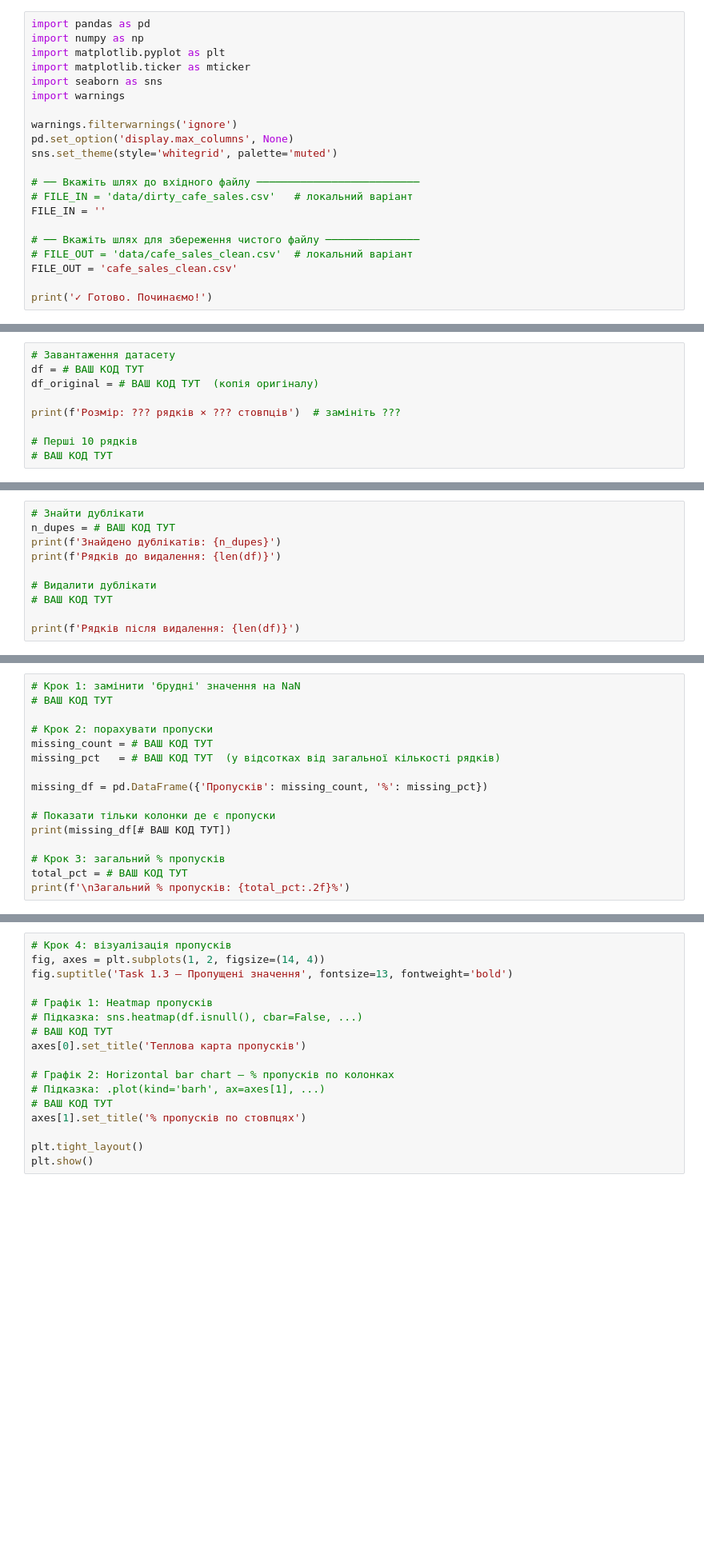
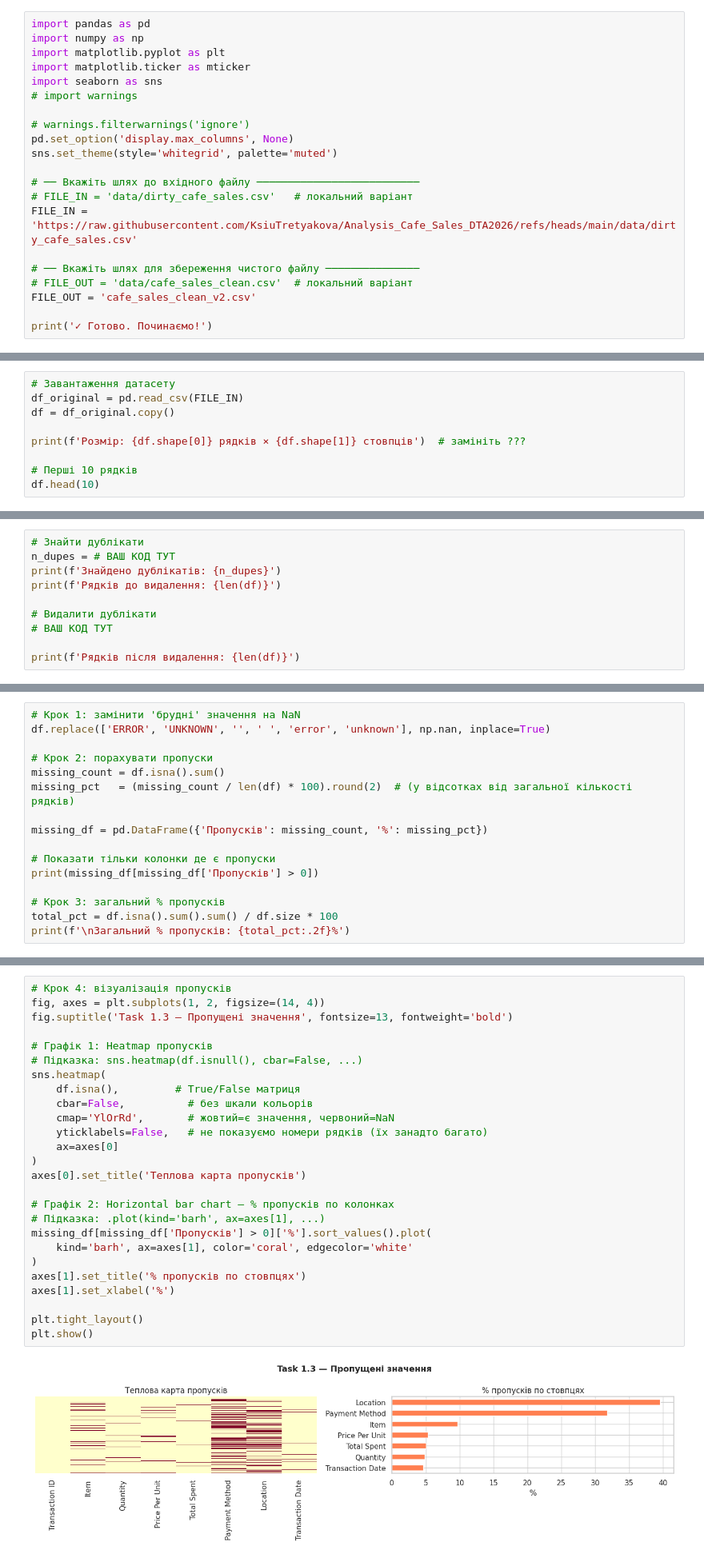
Before and after one commit to KsiuTretyakova/Analysis_Cafe_Sales_DTA2026, a Jupyter notebook: cafe_eda_workbook_version2.ipynb, the cells around one changed output, grey strips where cells are left out. Shown at 80% size. Saved outputs shown, nothing was run; the diff lists cells and outputs as text; blank space fills up the shorter version.

```diff
--- a/cafe_eda_workbook_version2.ipynb
+++ b/cafe_eda_workbook_version2.ipynb
@@ -32,18 +30,18 @@ import numpy as np
 import matplotlib.pyplot as plt
 import matplotlib.ticker as mticker
 import seaborn as sns
-import warnings
+# import warnings
 
-warnings.filterwarnings('ignore')
+# warnings.filterwarnings('ignore')
 pd.set_option('display.max_columns', None)
 sns.set_theme(style='whitegrid', palette='muted')
 
 # ── Вкажіть шлях до вхідного файлу ──────────────────────────
 # FILE_IN = 'data/dirty_cafe_sales.csv'   # локальний варіант
-FILE_IN = ''
+FILE_IN = 'https://raw.githubusercontent.com/KsiuTretyakova/Analysis_Cafe_Sales_DTA2026/refs/heads/main/data/dirty_cafe_sales.csv'
 
 # ── Вкажіть шлях для збереження чистого файлу ───────────────
 # FILE_OUT = 'data/cafe_sales_clean.csv'  # локальний варіант
-FILE_OUT = 'cafe_sales_clean.csv'
+FILE_OUT = 'cafe_sales_clean_v2.csv'
 
 print('✓ Готово. Починаємо!')
@@ -64,10 +64,10 @@ print('✓ Готово. Починаємо!')
 **Зверніть увагу:** які колонки мають тип `object` замість числових? Чому?
 # %%
 # Завантаження датасету
-df = # ВАШ КОД ТУТ
-df_original = # ВАШ КОД ТУТ  (копія оригіналу)
+df_original = pd.read_csv(FILE_IN)
+df = df_original.copy()
 
-print(f'Розмір: ??? рядків × ??? стовпців')  # замініть ???
+print(f'Розмір: {df.shape[0]} рядків × {df.shape[1]} стовпців')  # замініть ???
 
 # Перші 10 рядків
-# ВАШ КОД ТУТ
+df.head(10)
@@ -116,17 +151,17 @@ print(f'Рядків після видалення: {len(df)}')
 **Підказка:** `df.replace(список, np.nan)`, `df.isnull().sum()`
 # %%
 # Крок 1: замінити 'брудні' значення на NaN
-# ВАШ КОД ТУТ
+df.replace(['ERROR', 'UNKNOWN', '', ' ', 'error', 'unknown'], np.nan, inplace=True)
 
 # Крок 2: порахувати пропуски
-missing_count = # ВАШ КОД ТУТ
-missing_pct   = # ВАШ КОД ТУТ  (у відсотках від загальної кількості рядків)
+missing_count = df.isna().sum()
+missing_pct   = (missing_count / len(df) * 100).round(2)  # (у відсотках від загальної кількості рядків)
 
 missing_df = pd.DataFrame({'Пропусків': missing_count, '%': missing_pct})
 
 # Показати тільки колонки де є пропуски
-print(missing_df[# ВАШ КОД ТУТ])
+print(missing_df[missing_df['Пропусків'] > 0])
 
 # Крок 3: загальний % пропусків
-total_pct = # ВАШ КОД ТУТ
+total_pct = df.isna().sum().sum() / df.size * 100
 print(f'\nЗагальний % пропусків: {total_pct:.2f}%')
@@ -133,20 +179,31 @@ print(f'\nЗагальний % пропусків: {total_pct:.2f}%')
 # %%
 # Крок 4: візуалізація пропусків
 fig, axes = plt.subplots(1, 2, figsize=(14, 4))
 fig.suptitle('Task 1.3 — Пропущені значення', fontsize=13, fontweight='bold')
 
 # Графік 1: Heatmap пропусків
 # Підказка: sns.heatmap(df.isnull(), cbar=False, ...)
-# ВАШ КОД ТУТ
+sns.heatmap(
+    df.isna(),         # True/False матриця
+    cbar=False,          # без шкали кольорів
+    cmap='YlOrRd',       # жовтий=є значення, червоний=NaN
+    yticklabels=False,   # не показуємо номери рядків (їх занадто багато)
+    ax=axes[0]
+)
 axes[0].set_title('Теплова карта пропусків')
 
 # Графік 2: Horizontal bar chart — % пропусків по колонках
 # Підказка: .plot(kind='barh', ax=axes[1], ...)
-# ВАШ КОД ТУТ
+missing_df[missing_df['Пропусків'] > 0]['%'].sort_values().plot(
+    kind='barh', ax=axes[1], color='coral', edgecolor='white'
+)
 axes[1].set_title('% пропусків по стовпцях')
+axes[1].set_xlabel('%')
 
 plt.tight_layout()
 plt.show()
+# %% [output]
+[figure, added]
 # %% [markdown]
 ---
 # ЧАСТИНА 2 — Очищення даних
```
Also changed, not shown: parts of 14 cells of this notebook.
